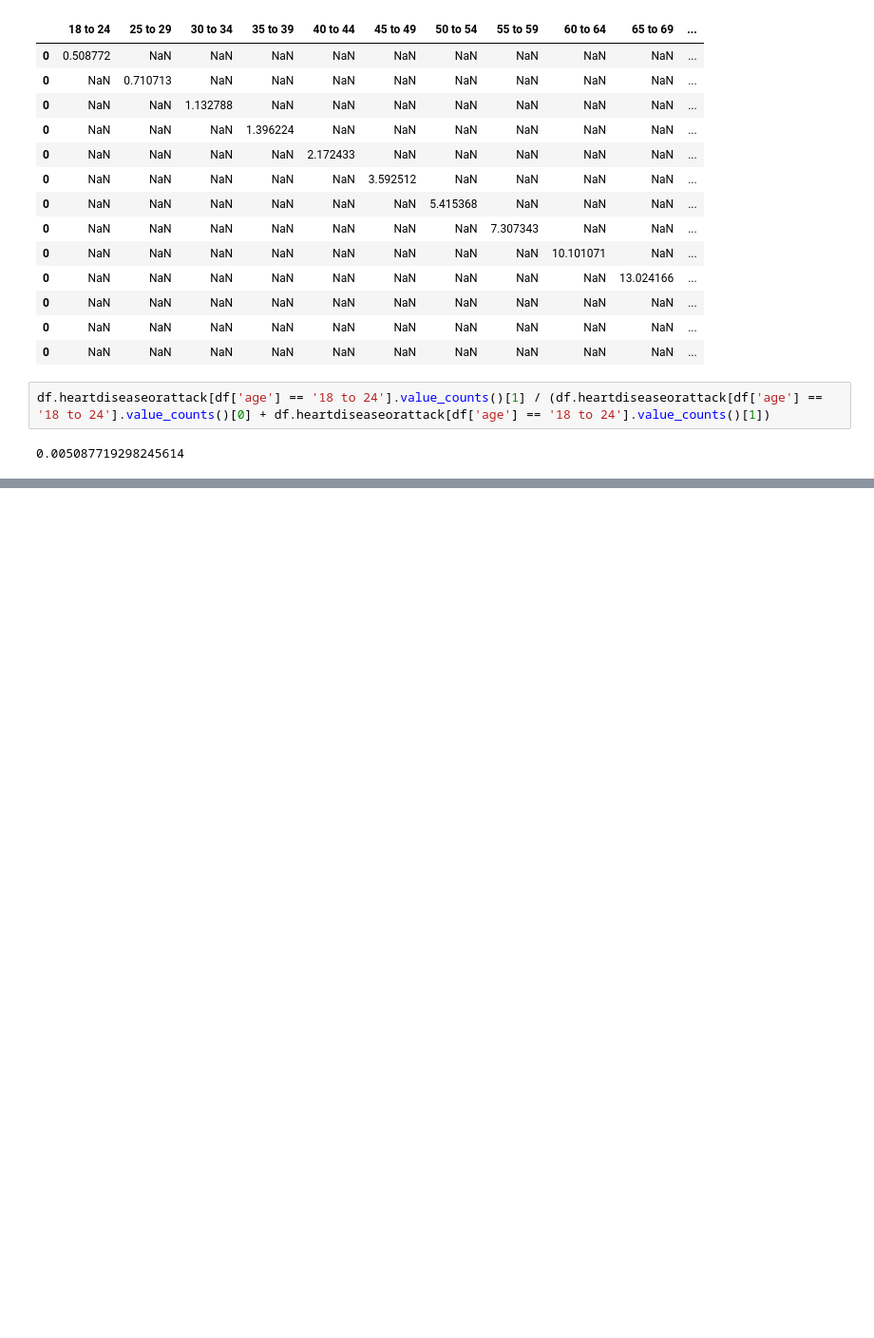
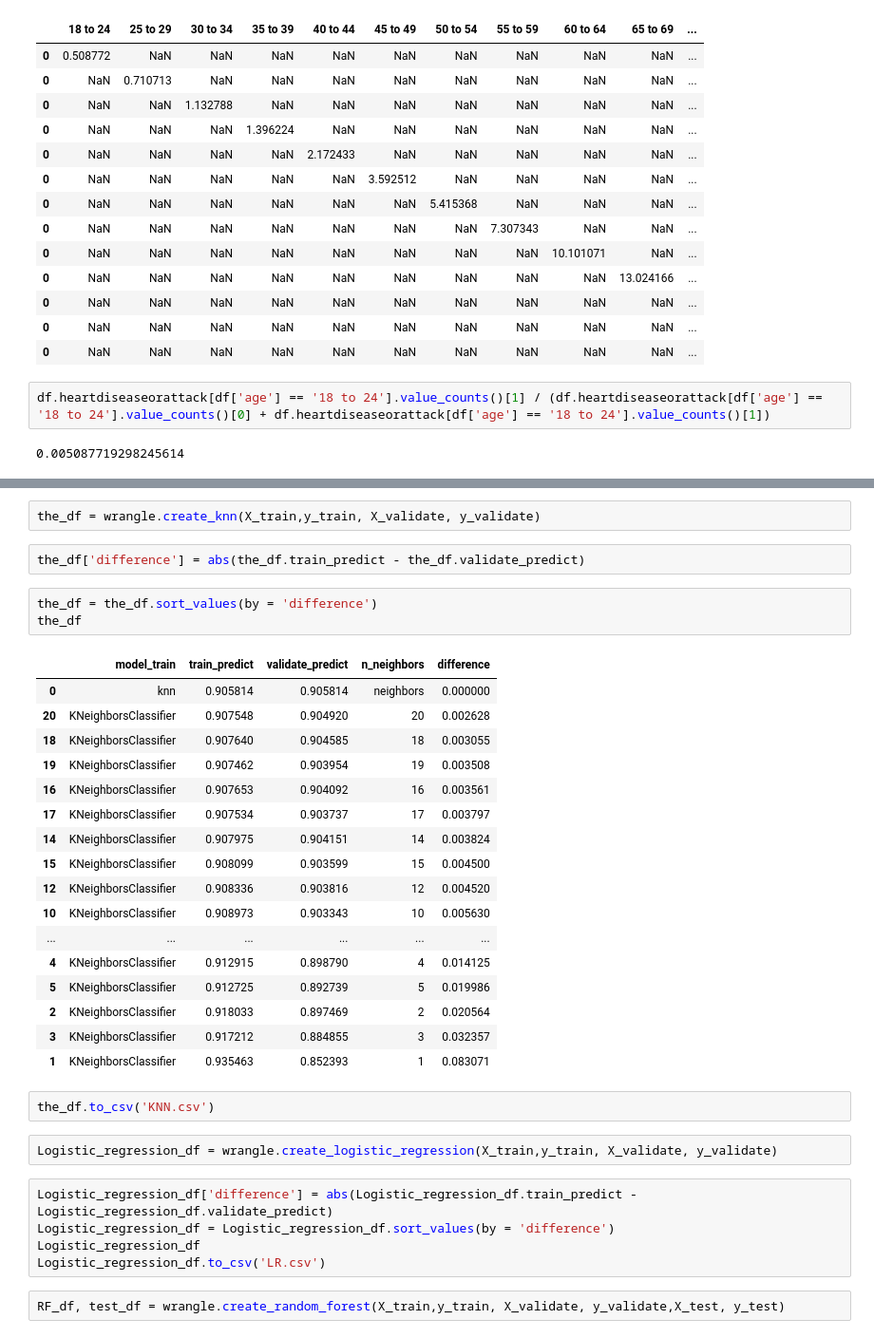
Before and after one commit to Divante222/individual_project, a Jupyter notebook: possible_project_1.ipynb, the cells around one changed output, grey strips where cells are left out. Shown at 95% size. Drawn from its saved outputs; the diff is of its cells as text; blank space fills up the shorter version.

```diff
--- a/possible_project_1.ipynb
+++ b/possible_project_1.ipynb
@@ -370,0 +425,36 @@ df.heartdiseaseorattack[df['age'] == '18 to 24'].value_counts()[1] / (df.heartdi
+# %%
+the_df = wrangle.create_knn(X_train,y_train, X_validate, y_validate)
+# %%
+the_df['difference'] = abs(the_df.train_predict - the_df.validate_predict)
+# %%
+the_df = the_df.sort_values(by = 'difference')
+the_df
+# %% [output]
+|  | model_train | train_predict | validate_predict | n_neighbors | difference |
+| 0 | knn | 0.905814 | 0.905814 | neighbors | 0.000000 |
+| 20 | KNeighborsClassifier | 0.907548 | 0.904920 | 20 | 0.002628 |
+| 18 | KNeighborsClassifier | 0.907640 | 0.904585 | 18 | 0.003055 |
+| 19 | KNeighborsClassifier | 0.907462 | 0.903954 | 19 | 0.003508 |
+| 16 | KNeighborsClassifier | 0.907653 | 0.904092 | 16 | 0.003561 |
+| 17 | KNeighborsClassifier | 0.907534 | 0.903737 | 17 | 0.003797 |
+| 14 | KNeighborsClassifier | 0.907975 | 0.904151 | 14 | 0.003824 |
+| 15 | KNeighborsClassifier | 0.908099 | 0.903599 | 15 | 0.004500 |
+| 12 | KNeighborsClassifier | 0.908336 | 0.903816 | 12 | 0.004520 |
+| 10 | KNeighborsClassifier | 0.908973 | 0.903343 | 10 | 0.005630 |
+| ... | ... | ... | ... | ... | ... |
+| 4 | KNeighborsClassifier | 0.912915 | 0.898790 | 4 | 0.014125 |
+| 5 | KNeighborsClassifier | 0.912725 | 0.892739 | 5 | 0.019986 |
+| 2 | KNeighborsClassifier | 0.918033 | 0.897469 | 2 | 0.020564 |
+| 3 | KNeighborsClassifier | 0.917212 | 0.884855 | 3 | 0.032357 |
+| 1 | KNeighborsClassifier | 0.935463 | 0.852393 | 1 | 0.083071 |
+# %%
+the_df.to_csv('KNN.csv')
+# %%
+Logistic_regression_df = wrangle.create_logistic_regression(X_train,y_train, X_validate, y_validate)
+# %%
+Logistic_regression_df['difference'] = abs(Logistic_regression_df.train_predict - Logistic_regression_df.validate_predict)
+Logistic_regression_df = Logistic_regression_df.sort_values(by = 'difference')
+Logistic_regression_df
+Logistic_regression_df.to_csv('LR.csv')
+# %%
+RF_df, test_df = wrangle.create_random_forest(X_train,y_train, X_validate, y_validate,X_test, y_test)
```
Also changed, not shown: parts of 24 cells of this notebook, 4 other files.
